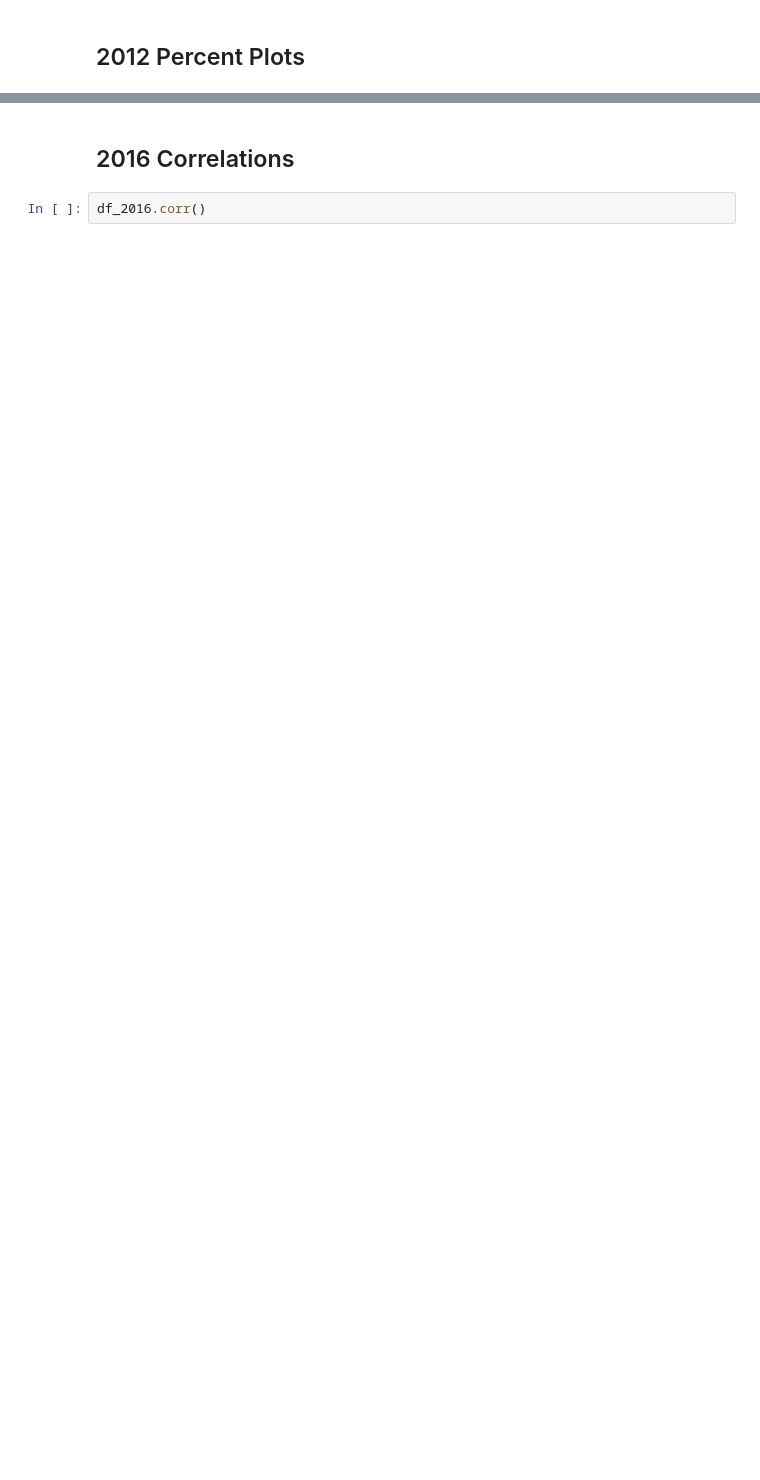
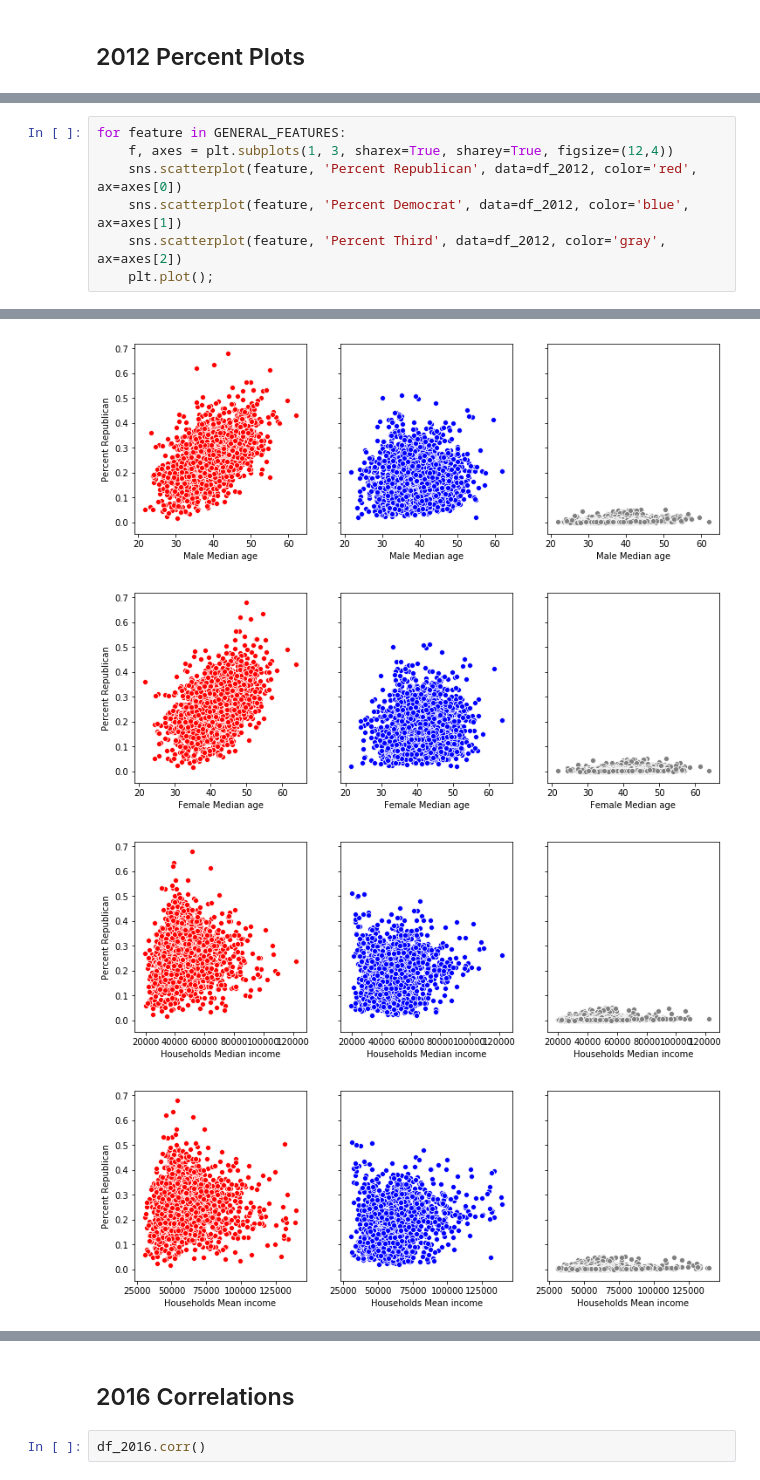
Before and after one commit to StevenDye/2020-Presidential-Election, a Jupyter notebook: EDA.ipynb, the cells around one changed output, grey strips where cells are left out. Cells and saved outputs as stored; diff of their text form; blank space fills up the shorter version.

```diff
--- a/EDA.ipynb
+++ b/EDA.ipynb
@@ -81,0 +102,8 @@ for feature in COUNT_FEATURES:
+# %%
+for feature in GENERAL_FEATURES:
+    f, axes = plt.subplots(1, 3, sharex=True, sharey=True, figsize=(12,4))
+    sns.scatterplot(feature, 'Percent Republican', data=df_2012, color='red', ax=axes[0])
+    sns.scatterplot(feature, 'Percent Democrat', data=df_2012, color='blue', ax=axes[1])
+    sns.scatterplot(feature, 'Percent Third', data=df_2012, color='gray', ax=axes[2])
+    plt.plot();
+# %% [output]
@@ -81,0 +112,4 @@ for feature in COUNT_FEATURES:
+[figure, added]
+[figure, added]
+[figure, added]
+[figure, added]
```
Also changed, not shown: parts of 19 cells of this notebook, 1 other file.
